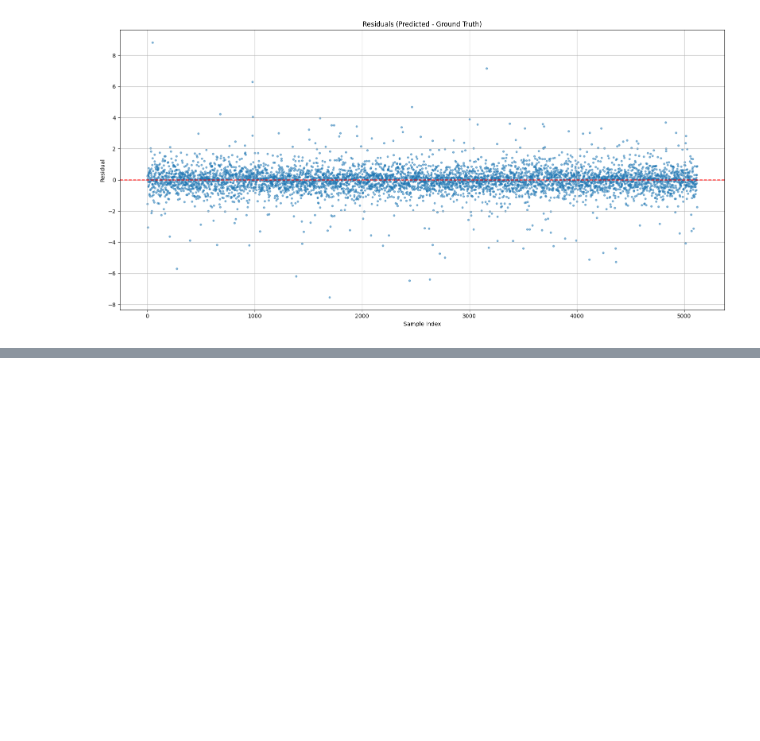
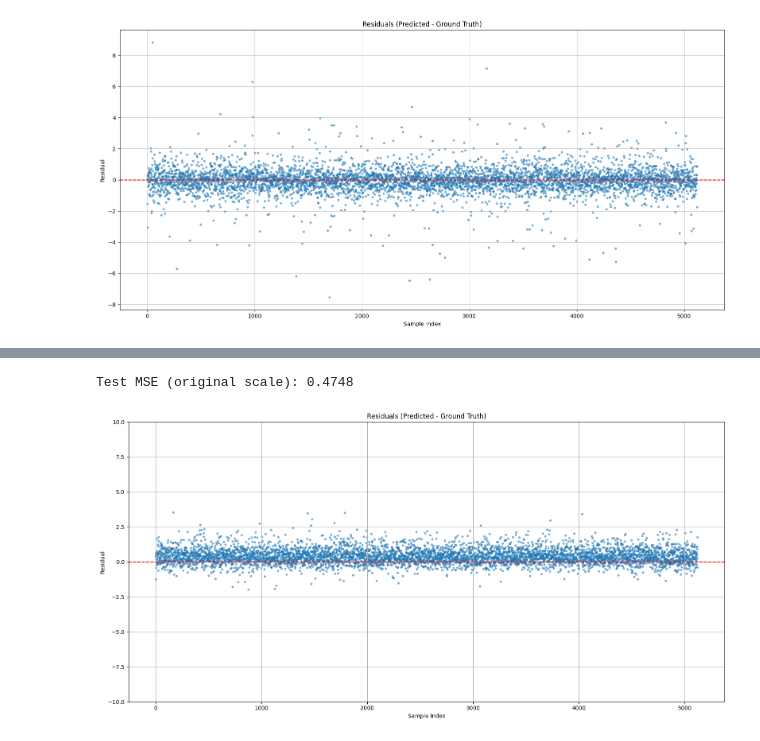
Before and after one commit to HaiyangTa/MCX_bbnirs_simulation_2layer, a Jupyter notebook: Fittings/FD_hhb2_delta.ipynb, the cells around one changed output, grey strips where cells are left out. Cells and saved outputs as stored; diff of their text form; code cells hidden in the pictures; blank space fills up the shorter version.

```diff
--- a/Fittings/FD_hhb2_delta.ipynb
+++ b/Fittings/FD_hhb2_delta.ipynb
@@ -254,0 +404,25 @@ plt.show()
+# %%
+# Inverse-transform predictions and ground truth
+y_pred_orig = scaler_y.inverse_transform(y_pred)       # shape (n, 1)
+y_test_orig = scaler_y.inverse_transform(y_test_s)     # shape (n, 1)
+
+# Compute residuals in original scale
+residuals = y_pred_orig - y_test_orig
+
+mse_rescaled = mean_squared_error(y_test_orig, y_pred_orig)
+print(f"Test MSE (original scale): {mse_rescaled:.4f}")
+
+# Plot residuals
+plt.figure(figsize=(16, 8))
+plt.scatter(range(len(residuals)), residuals, s=10, alpha=0.5)
+plt.axhline(0, color='r', linestyle='--')
+plt.title("Residuals (Predicted - Ground Truth)")
+plt.ylabel("Residual")
+plt.ylim(-10, 10)
+plt.xlabel("Sample Index")
+plt.grid(True)
+plt.tight_layout()
+plt.show()
+# %% [output]
+Test MSE (original scale): 0.4748
+[figure, added]
```
Also changed, not shown: parts of 8 cells of this notebook.
